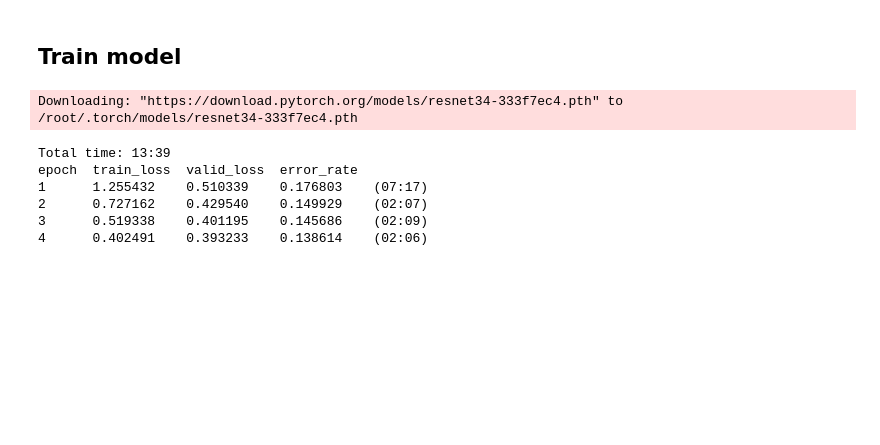
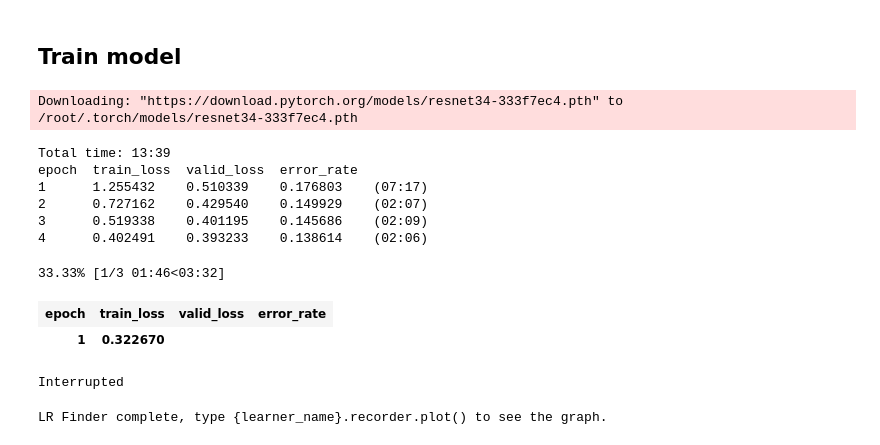
Before and after one commit to ibacaraujo/fashion-classification, a Jupyter notebook: fashion_classification.ipynb, the cells around one changed output. Drawn from its saved outputs; the diff is of its cells as text; code cells hidden in the pictures; blank space fills up the shorter version.

```diff
--- a/fashion_classification.ipynb
+++ b/fashion_classification.ipynb
@@ -198,0 +201,8 @@ learn.save('stage-1')
+# %%
+learn.lr_find()
+# %% [output]
+33.33% [1/3 01:46<03:32]
+| epoch | train_loss | valid_loss | error_rate |
+| 1 | 0.322670 |
+Interrupted
+LR Finder complete, type {learner_name}.recorder.plot() to see the graph.
```
Also changed, not shown: parts of 4 cells of this notebook.
